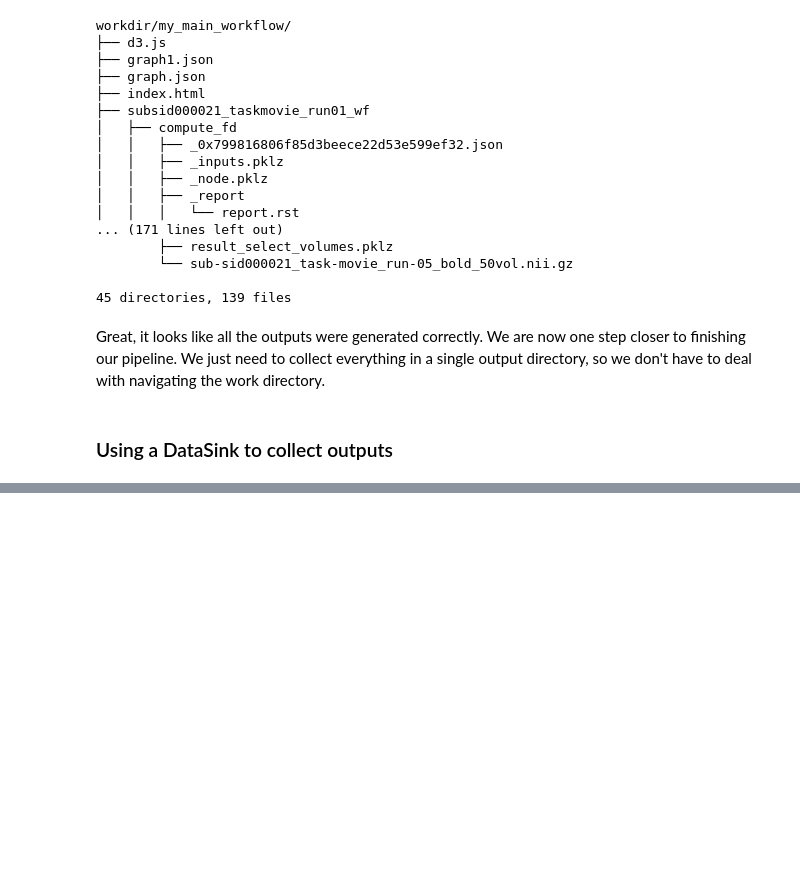
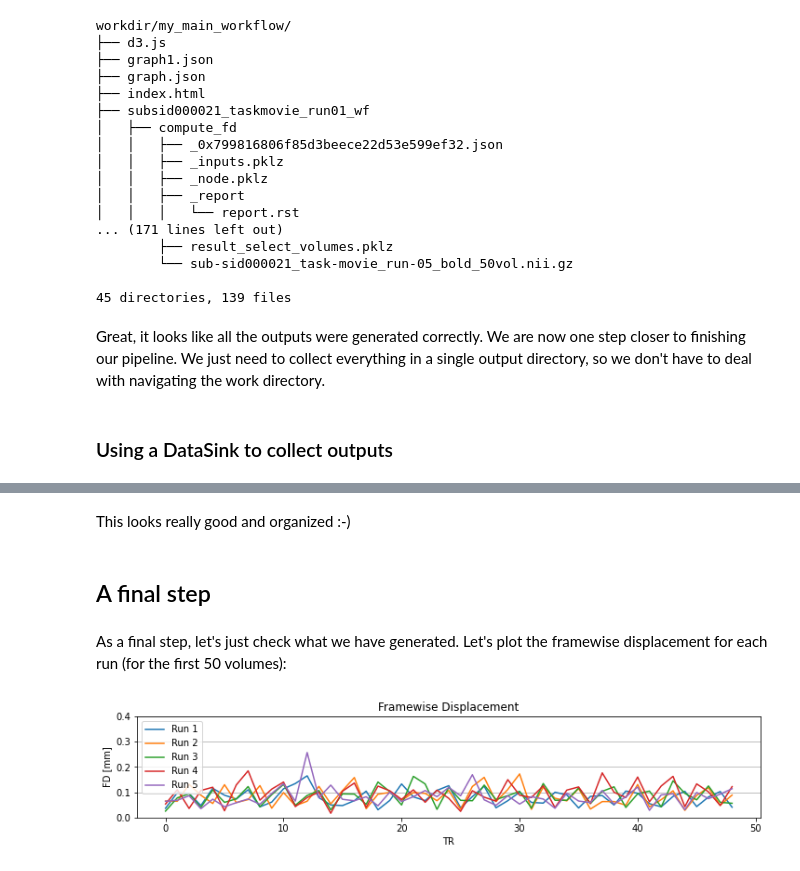
Before and after one commit to mvdoc/nipype-tutorial, a Jupyter notebook: 03-extending-our-first-workflow.ipynb, the cells around one changed output, grey strips where cells are left out. Saved outputs shown, nothing was run; the diff lists cells and outputs as text; code cells hidden in the pictures; blank space fills up the shorter version.

```diff
--- a/03-extending-our-first-workflow.ipynb
+++ b/03-extending-our-first-workflow.ipynb
@@ -634,0 +842,25 @@ Great, it looks like all the outputs were generated correctly. We are now one st
+# %% [markdown]
+This looks really good and organized :-)
+# %% [markdown]
+## A final step
+# %% [markdown]
+As a final step, let's just check what we have generated. Let's plot the framewise displacement for each run (for the first 50 volumes):
+# %%
+import numpy as np
+import matplotlib.pyplot as plt
+%matplotlib inline
+
+fd_files = sorted(glob('derivatives2/qa/*.txt'))
+fig, ax = plt.subplots(1, 1, figsize=(12, 2))
+
+for i, fd_fn in enumerate(fd_files, 1):
+    fd_data = np.loadtxt(fd_fn, skiprows=1)
+    ax.plot(fd_data, label=f'Run {i}')
+ax.set_ylim([0, .4])
+ax.set_ylabel('FD [mm]')
+ax.set_xlabel('TR')
+ax.grid(axis='y')
+ax.legend()
+_ = ax.set_title('Framewise Displacement')
+# %% [output]
+[figure, added]
```
Also changed, not shown: parts of 23 cells of this notebook.
